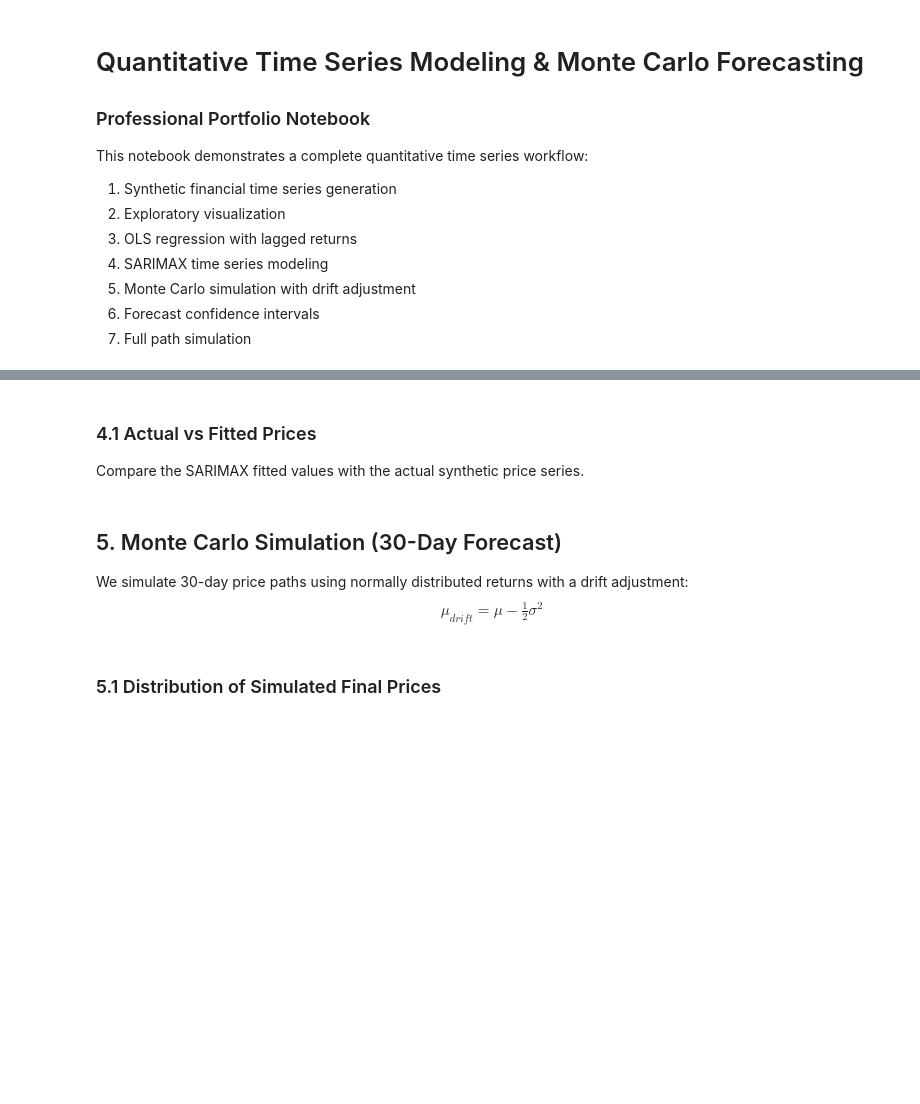
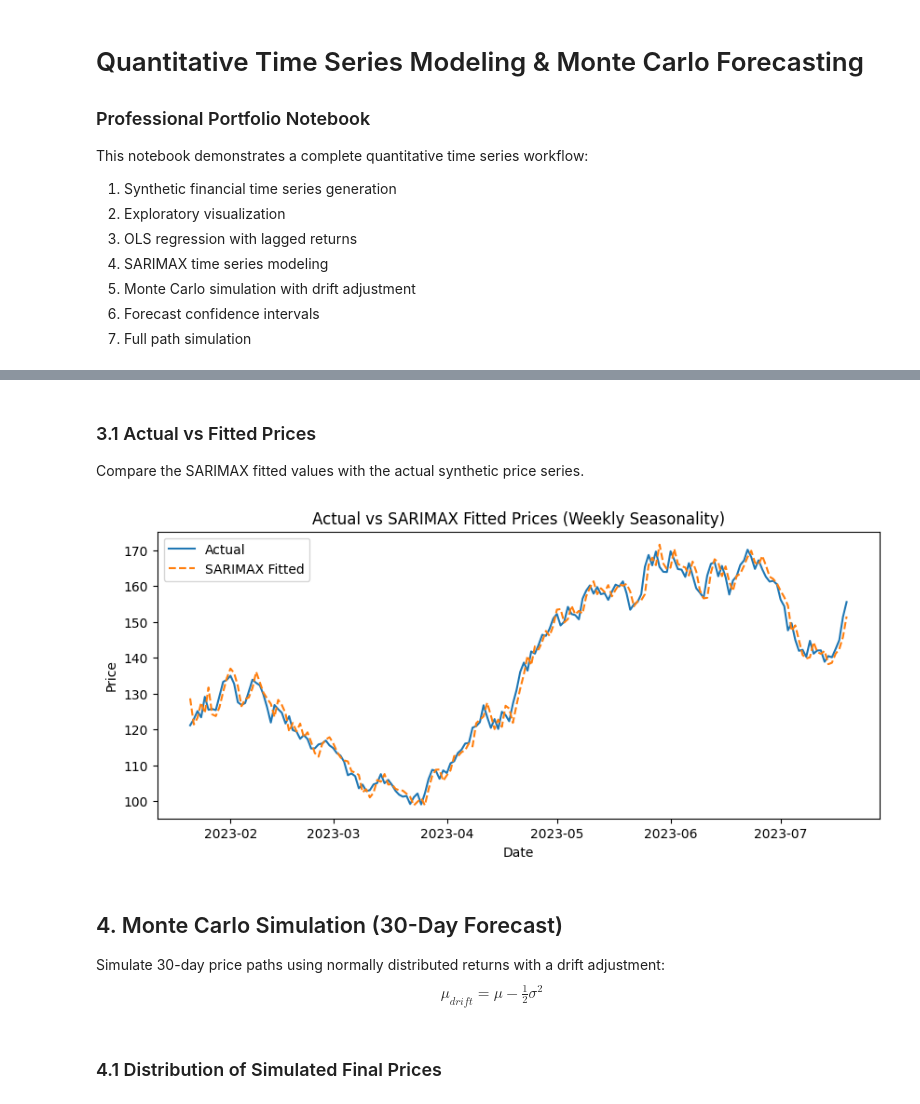
Before and after one commit to alexrail/Professional_Repository, a Jupyter notebook: src/Time Series Modeling and Monte Carlo Simulations/TimeSeries_Modeling_and_MonteCarlo.ipynb, the cells around one changed output, grey strips where cells are left out. Drawn from its saved outputs; the diff is of its cells as text; code cells hidden in the pictures; blank space fills up the shorter version.

```diff
--- a/src/Time Series Modeling and Monte Carlo Simulations/TimeSeries_Modeling_and_MonteCarlo.ipynb
+++ b/src/Time Series Modeling and Monte Carlo Simulations/TimeSeries_Modeling_and_MonteCarlo.ipynb
@@ -84,19 +118,21 @@ print(sarima_results.summary())
 # %% [markdown]
-### 4.1 Actual vs Fitted Prices
+### 3.1 Actual vs Fitted Prices
 Compare the SARIMAX fitted values with the actual synthetic price series.
 # %%
 df['Fitted_SARIMAX'] = sarima_results.fittedvalues
 
-plt.plot(df.index, df['Price'], label='Actual')
-plt.plot(df.index, df['Fitted_SARIMAX'], linestyle='--', label='SARIMAX Fitted')
+plt.plot(df.index[20:], df['Price'][20:], label='Actual')
+plt.plot(df.index[20:], df['Fitted_SARIMAX'][20:], linestyle='--', label='SARIMAX Fitted')
 plt.title('Actual vs SARIMAX Fitted Prices (Weekly Seasonality)')
 plt.xlabel('Date')
 plt.ylabel('Price')
 plt.legend()
 plt.show()
+# %% [output]
+[figure, added]
 # %% [markdown]
-## 5. Monte Carlo Simulation (30-Day Forecast)
-We simulate 30-day price paths using normally distributed returns with a drift adjustment:
+## 4. Monte Carlo Simulation (30-Day Forecast)
+Simulate 30-day price paths using normally distributed returns with a drift adjustment:
 $$\mu_{drift} = \mu - \tfrac{1}{2}\sigma^2$$
 # %%
 mu, sigma = df['Returns'].mean(), df['Returns'].std()
@@ -115,7 +151,7 @@ for _ in range(n_paths):
 
 final_prices = np.array(final_prices)
 # %% [markdown]
-### 5.1 Distribution of Simulated Final Prices
+### 4.1 Distribution of Simulated Final Prices
 # %%
 plt.hist(final_prices, bins=30, edgecolor='black')
 plt.title('Monte Carlo 30-Day Price Forecast (With Drift Adjustment)')
```
Also changed, not shown: parts of 16 cells of this notebook, 1 other file.
